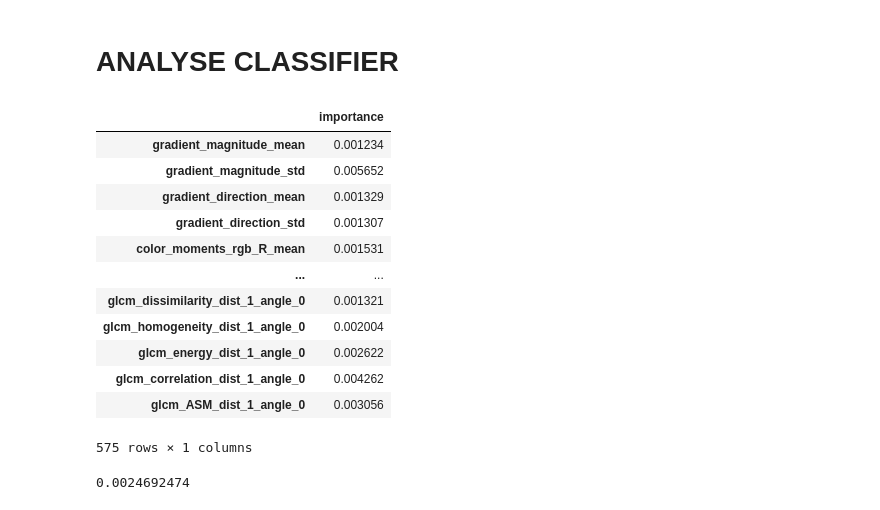
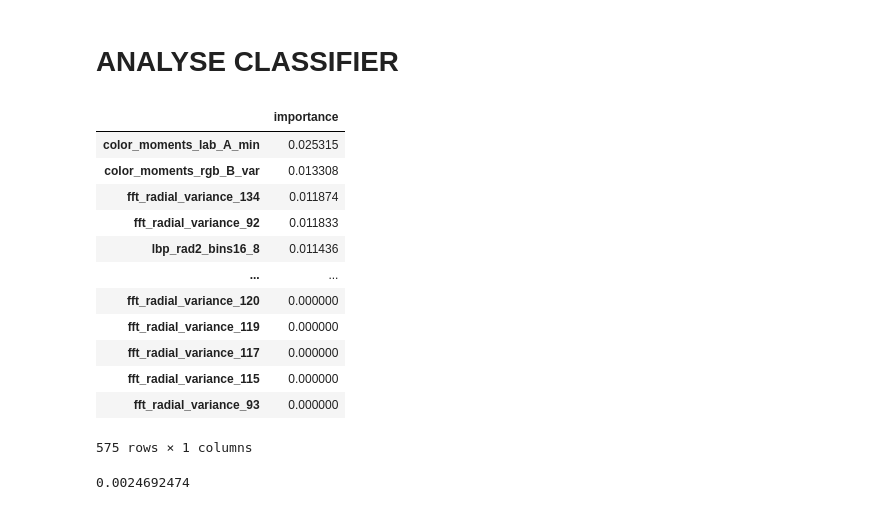
Before and after one commit to gimesia/CADx-Project, a Jupyter notebook: 1_ML/Ch1/ARON_ML2_features7_FINAL.ipynb, the cells around one changed output. Cells and saved outputs as stored; diff of their text form; code cells hidden in the pictures.

```diff
--- a/1_ML/Ch1/ARON_ML2_features7_FINAL.ipynb
+++ b/1_ML/Ch1/ARON_ML2_features7_FINAL.ipynb
@@ -407,6 +413,9 @@ clf_key = "XGBClassifier5"
 'XGBClassifier5'
 # %%
 final_clf = pipeline.fitted_classifiers[idx]
+
+final_clf = xgb5 = XGBClassifier(learning_rate=0.1, n_estimators=1500, max_depth=7, min_child_weight=1, subsample=0.8, colsample_bytree=0.8, random_state=42)
+
 final_clf.fit(combined_feature_matrix, combined_labels)
 # %% [output]
 XGBClassifier(base_score=None, booster=None, callbacks=None,
@@ -439,20 +448,20 @@ final_predictions.shape
 # ANALYSE CLASSIFIER
 # %%
 df_feature_importance = pd.DataFrame(data=final_clf.feature_importances_, index=pipeline.get_feature_names(), columns=["importance"])
-df_feature_importance
+df_feature_importance.sort_values("importance", ascending=False, )
 # %% [output]
 |  | importance |
-| gradient_magnitude_mean | 0.001234 |
-| gradient_magnitude_std | 0.005652 |
-| gradient_direction_mean | 0.001329 |
-| gradient_direction_std | 0.001307 |
-| color_moments_rgb_R_mean | 0.001531 |
+| color_moments_lab_A_min | 0.025315 |
+| color_moments_rgb_B_var | 0.013308 |
+| fft_radial_variance_134 | 0.011874 |
+| fft_radial_variance_92 | 0.011833 |
+| lbp_rad2_bins16_8 | 0.011436 |
 | ... | ... |
-| glcm_dissimilarity_dist_1_angle_0 | 0.001321 |
-| glcm_homogeneity_dist_1_angle_0 | 0.002004 |
-| glcm_energy_dist_1_angle_0 | 0.002622 |
-| glcm_correlation_dist_1_angle_0 | 0.004262 |
-| glcm_ASM_dist_1_angle_0 | 0.003056 |
+| fft_radial_variance_120 | 0.000000 |
+| fft_radial_variance_119 | 0.000000 |
+| fft_radial_variance_117 | 0.000000 |
+| fft_radial_variance_115 | 0.000000 |
+| fft_radial_variance_93 | 0.000000 |
 575 rows × 1 columns
 # %%
 from matplotlib import pyplot as plt
```
Also changed, not shown: parts of 8 cells of this notebook, 4 other files.
